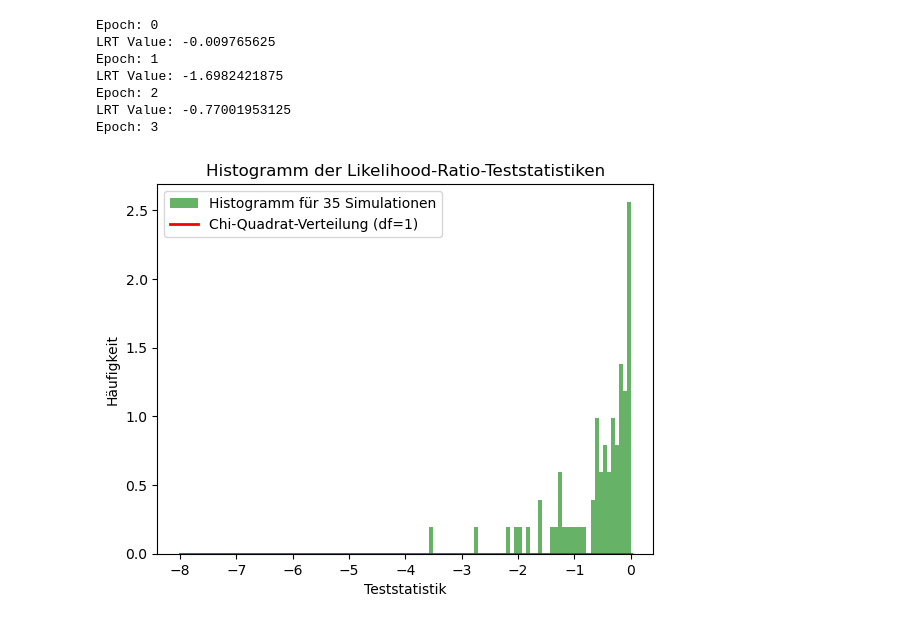
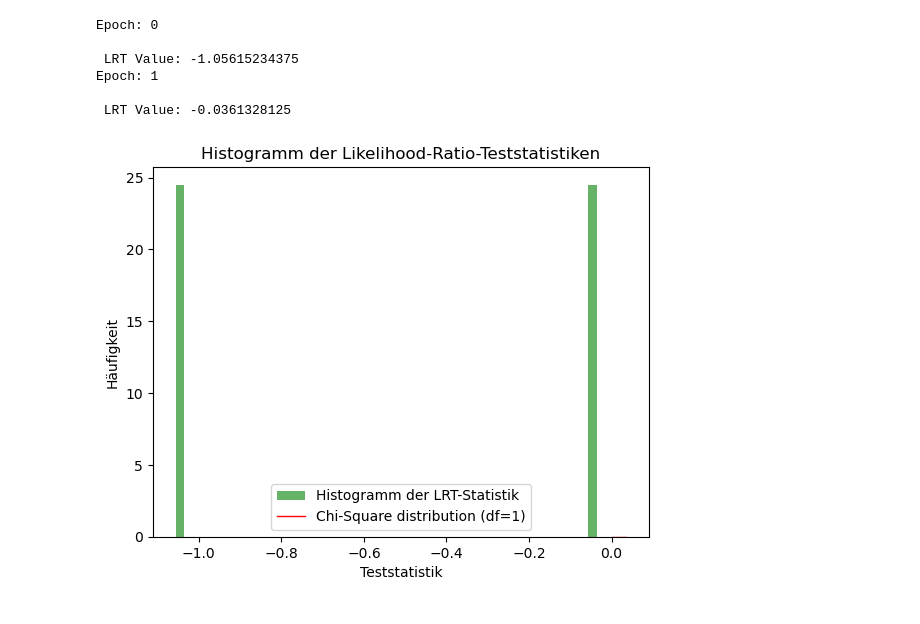
Before and after one commit to el-pato01/BA2024, a Jupyter notebook: Code/LRT_VAE_MM/VAE_.MM_2ndOrderoptim.ipynb, the cells around one changed output. Saved outputs shown, nothing was run; the diff lists cells and outputs as text; code cells hidden in the pictures.

```diff
--- a/Code/LRT_VAE_MM/VAE_.MM_2ndOrderoptim.ipynb
+++ b/Code/LRT_VAE_MM/VAE_.MM_2ndOrderoptim.ipynb
@@ -233,7 +236,7 @@ def train_vae_2(epochs, batch_size, encoder, decoder, optimizer_vae, Z_list, X_l
         z = mu + log_sig.exp() * epsilon
         return z.detach()
 # %%
-num_simulations = 20
+num_simulations = 1000
 iterations = 30
 lrt_results = []
 
@@ -273,14 +276,19 @@ for i in range(num_simulations):
         {'params': encoder.parameters(), 'lr': 0.01},
         {'params': decoder.parameters(), 'lr': 0.01},
     ])
-
-    var_param_full = CovarianceMatrix(q*latent_dim, mode='diagonal')
-    var_param_red = CovarianceMatrix(q*latent_dim, mode='diagonal')
-
     z = train_vae(2, 128, encoder, decoder, optimizer_vae)
     pat_ind_b = [torch.arange(pat_ind[i],pat_ind[i+1]) for i in patients]
 
     for j in range(iterations):
+        # print(f"Iteration: {j}")
+        if j != 0:
+            calc_likelihood(var_param_full, Z_list_full, X_list_full, z_list)
+            z = train_vae_2(1, 128, encoder, decoder, optimizer_vae, Z_list_full, X_list_full, z_list, var_param_full, alpha=1, gamma=1, eta=10, beta = 10)
+
+        z_list = [z[ind].flatten().to(torch.float32) for ind in pat_ind_b]
+
+        var_param_full = CovarianceMatrix(q*latent_dim, mode='diagonal')
+
         optimizer_mm_full = torch.optim.LBFGS([
             {'params': var_param_full.parameters(),
             'lr': 0.25,
@@ -291,12 +299,6 @@ for i in range(num_simulations):
             'history_size':200}
         ])
 
-        print(f"Iteration: {j}")
-        if j != 0:
-            calc_likelihood(var_param_full, Z_list_full, X_list_full, z_list)
-            z = train_vae_2(1, 128, encoder, decoder, optimizer_vae, Z_list_full, X_list_full, z_list, var_param_full, alpha=1, gamma=1, eta=10, beta = 0.5)
-        z_list = [z[ind].flatten().to(torch.float32) for ind in pat_ind_b]
-
         def closure():
             optimizer_mm_full.zero_grad()
             res = calc_likelihood(var_param_full, Z_list_full, X_list_full, z_list)
@@ -305,7 +307,7 @@ for i in range(num_simulations):
 
         optimizer_mm_full.step(closure)
 
-
+    var_param_red = CovarianceMatrix(q*latent_dim, mode='diagonal')
     optimizer_mm_red = torch.optim.LBFGS([
         {'params': var_param_red.parameters(),
         'lr': 0.25,
@@ -315,7 +317,6 @@ for i in range(num_simulations):
         'tolerance_change':1e-11,
         'history_size':200}
     ])
-
 
     def closure_red():
         optimizer_mm_red.zero_grad()
@@ -328,7 +329,7 @@ for i in range(num_simulations):
     res_full = calc_likelihood(var_param_full, Z_list_full, X_list_full, z_list)
     res_red = calc_likelihood(var_param_red, Z_list_red, X_list_red, z_list)
 
-    lrt_val = likelihood_ratio(res_full, res_red)
+    lrt_val = likelihood_ratio(res_full, res_red).detach()
     lrt_results.append(lrt_val)
 
     print(f"\n LRT Value: {lrt_val}")
@@ -354,38 +355,34 @@ for i in range(num_simulations):
 torch.save(lrt_results, os.path.join(save_dir, 'params_nML_in_lossfkt.pth'))
 # %% [output]
 Epoch: 0
-LRT Value: -0.009765625
+
+ LRT Value: -1.05615234375
 Epoch: 1
-LRT Value: -1.6982421875
-Epoch: 2
-LRT Value: -0.77001953125
-Epoch: 3
+
+ LRT Value: -0.0361328125
 # %%
-lrt_hist = []
-for val in lrt_results:
-    if val < 0:
-        lrt_hist.append(val)
+# plot the histogr<am of the LRT-statistic
+plt.hist(lrt_results, bins=50, density=True, alpha=0.6, color='g', label='Histogramm der LRT-Statistik')
 
-# plot the histogr<am of the LRT-statistic
-plt.hist(np.array(torch.stack(lrt_hist).detach()), bins=50, density=True, alpha=0.6, color='g', label='Histogramm für 35 Simulationen')
+# Chi-Quadrat-Verteilung mit zwei Freiheitsgraden plotten (für Vergleich)
+x = np.linspace(0, max(lrt_results), 100)
+plt.plot(-x, chi2.pdf(x, 1), 'r-', lw=1, label='Chi-Square distribution (df=1)')
 
-#x = np.linspace(-8, 0, 3)
-#plt.plot(x, chi2.pdf(x + 500, df=1), 'r-', lw=2, label='Chi-Quadrat-Verteilung (df=1)')
 
 # Beschriftungen hinzufügen
 plt.title('Histogramm der Likelihood-Ratio-Teststatistiken')
 plt.xlabel('Teststatistik')
 plt.ylabel('Häufigkeit')
 plt.legend()
 
 # Save the histogram in the current directory
 histogram_path = os.path.join(os.getcwd(), 'hist_nML_in_lossfkt.png')
 plt.savefig(histogram_path)
 
 # Histogramm anzeigen
 plt.show()
 # %% [output]
-[figure, old version]
+[figure, new version]
 # %%
 #train_vae(300, 60,X_list, Z_list, encoder, decoder, var_param, optimizer_vae, alpha=1, gamma=1, delta=1, eta=1)
 # get the model prediction:
```
Also changed, not shown: parts of 2 cells of this notebook, 7 other files.
